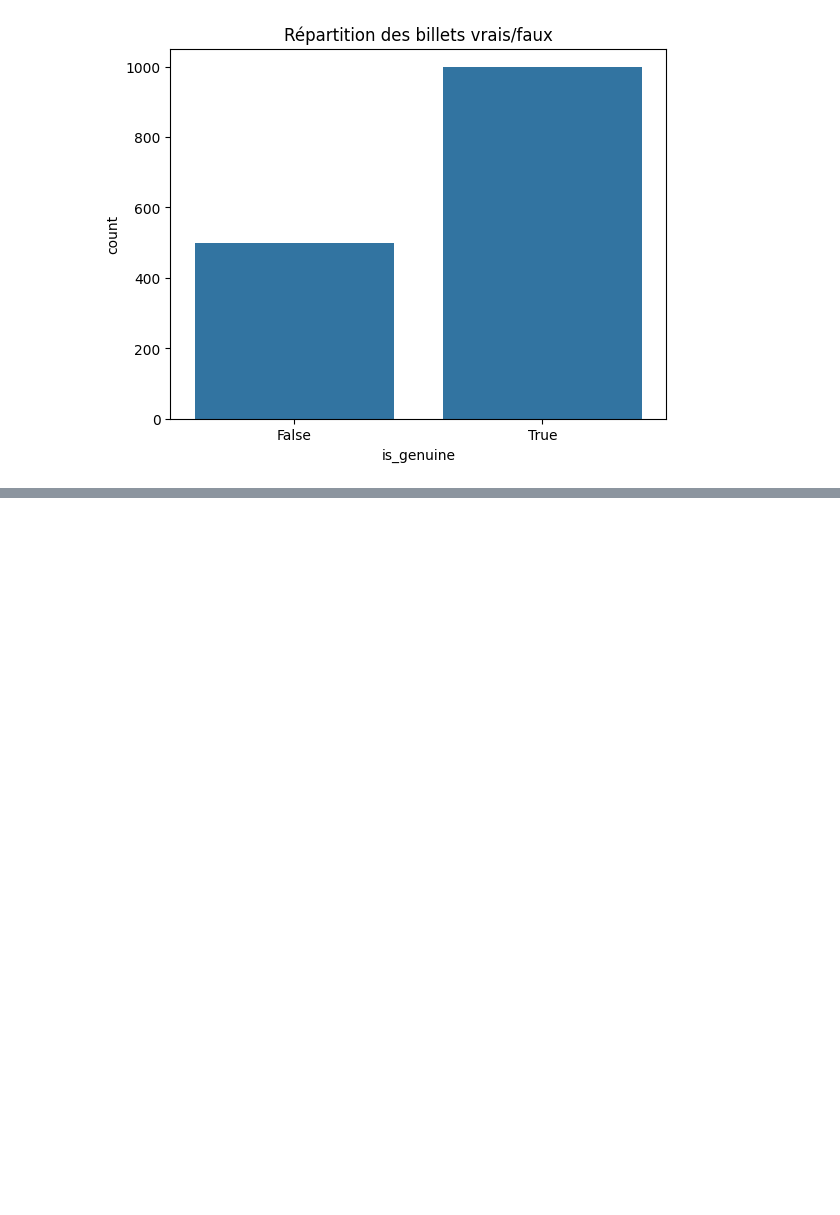
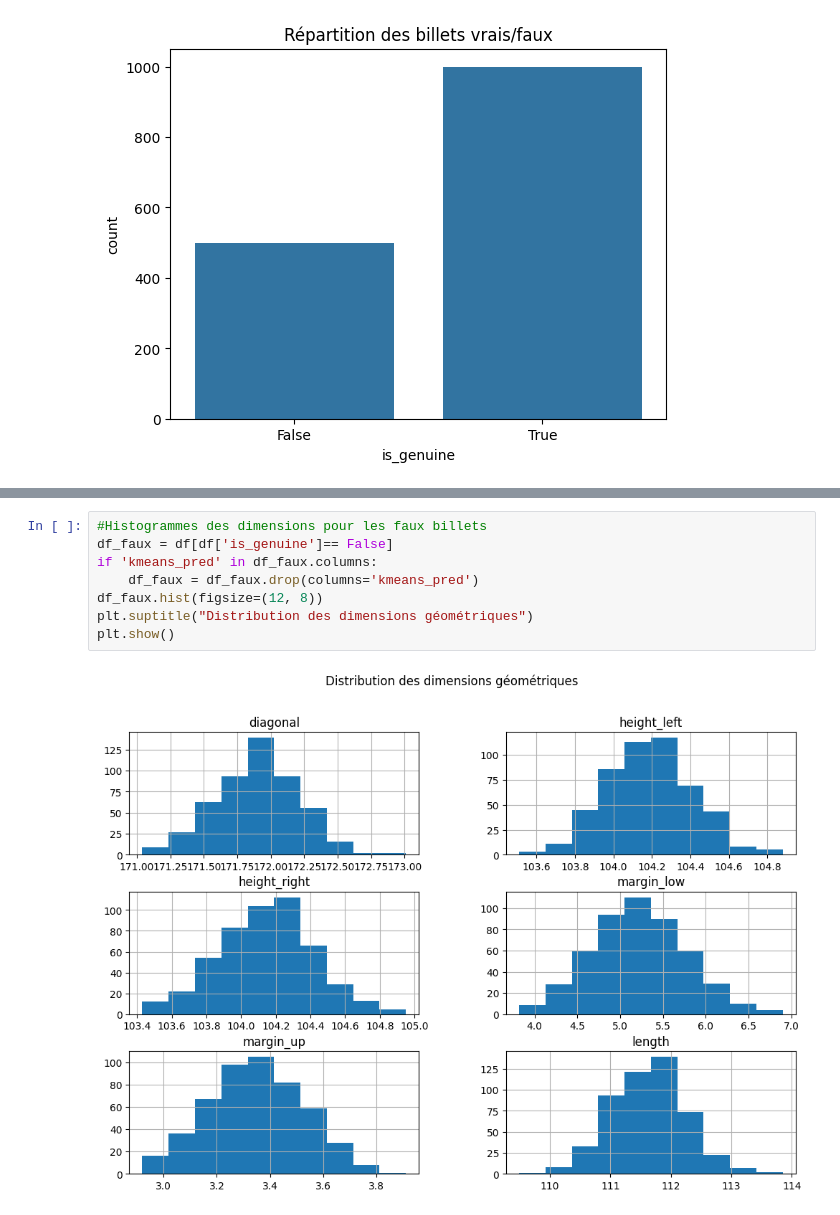
Before and after one commit to Julien-Data/Data_Projet12, a Jupyter notebook: main.ipynb, the cells around one changed output, grey strips where cells are left out. Drawn from its saved outputs; the diff is of its cells as text; blank space fills up the shorter version.

```diff
--- a/main.ipynb
+++ b/main.ipynb
@@ -33 +73,11 @@ plt.show()
+# %%
+#Histogrammes des dimensions pour les faux billets
+df_faux = df[df['is_genuine']== False]
+if 'kmeans_pred' in df_faux.columns:
+    df_faux = df_faux.drop(columns='kmeans_pred')
+df_faux.hist(figsize=(12, 8))
+plt.suptitle("Distribution des dimensions géométriques")
+plt.show()
+# %% [output]
+[figure, added]
 # %%
```
Also changed, not shown: parts of 19 cells of this notebook, 2 other files.
